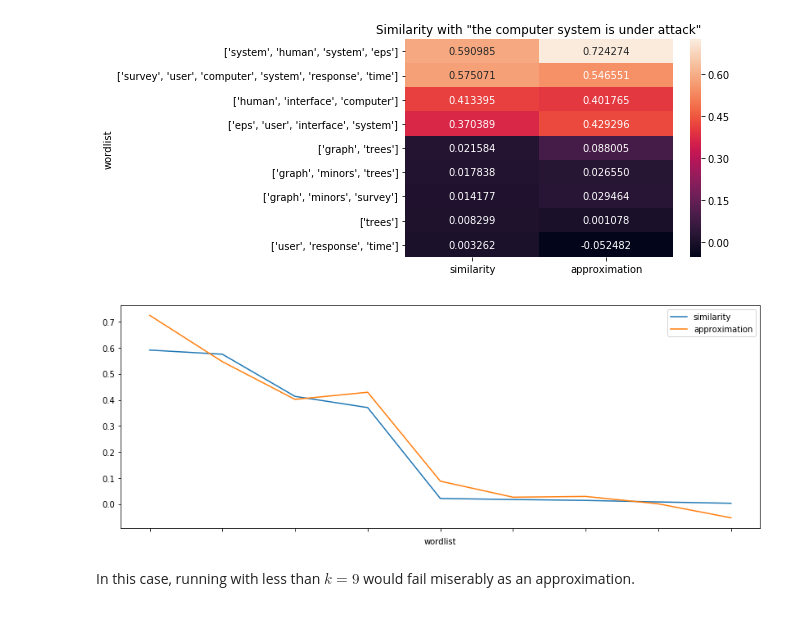
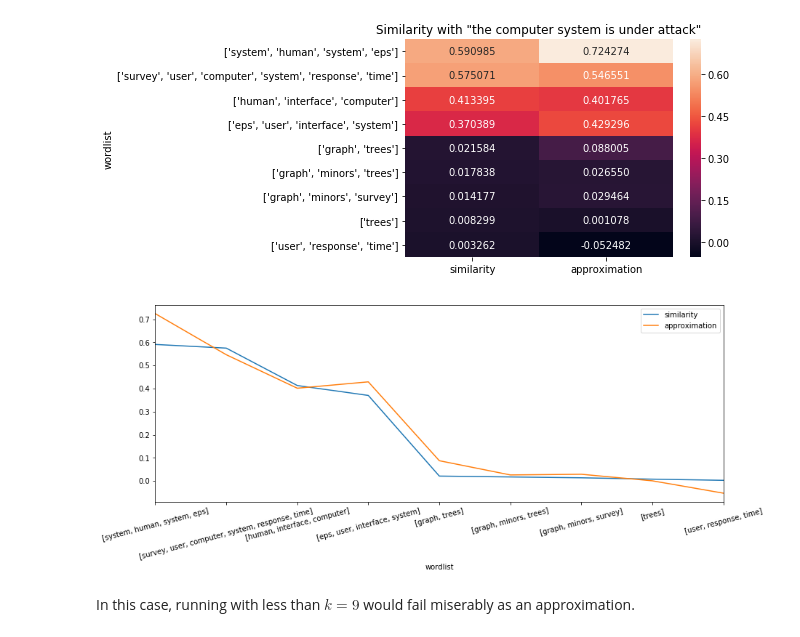
Before and after one commit to scieloorg/normalizations-experiments, a Jupyter notebook: experiments_2018-11_word2vec.ipynb, the cells around one changed output. Saved outputs shown, nothing was run; the diff lists cells and outputs as text; code cells hidden in the pictures.

```diff
--- a/experiments_2018-11_word2vec.ipynb
+++ b/experiments_2018-11_word2vec.ipynb
@@ -1136,9 +1137,10 @@ sns.heatmap(ss_df, annot=True, fmt="f").set(
 # %% [output]
 [figure]
 # %%
-ss_df.plot(figsize=(14, 5));
+ss_df.plot(figsize=(14, 5))
+plt.xticks(rotation=15);
 # %% [output]
-[figure, old version]
+[figure, new version]
 # %% [markdown]
 In this case, running with less than $k = 9$
 would fail miserably as an approximation.
```
Also changed, not shown: parts of 16 cells of this notebook.
